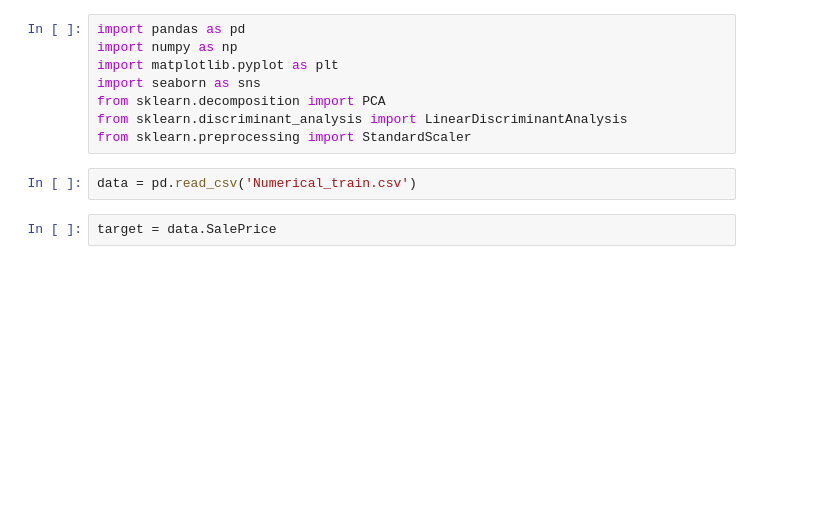
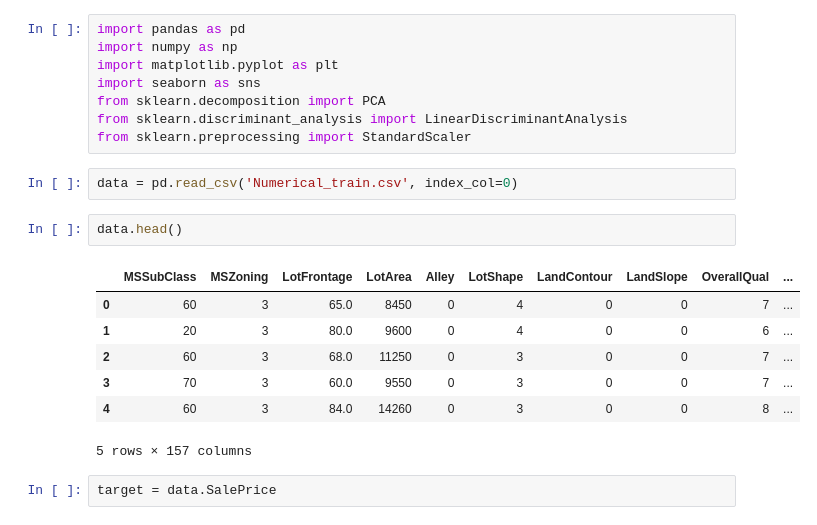
Before and after one commit to samialisayed/MachineLearning-Final-Project, a Jupyter notebook: notebook_tova_pca.ipynb, the cells around one changed output. Saved outputs shown, nothing was run; the diff lists cells and outputs as text; blank space fills up the shorter version.

```diff
--- a/notebook_tova_pca.ipynb
+++ b/notebook_tova_pca.ipynb
@@ -7,7 +7,17 @@ from sklearn.decomposition import PCA
 from sklearn.discriminant_analysis import LinearDiscriminantAnalysis
 from sklearn.preprocessing import StandardScaler
 # %%
-data = pd.read_csv('Numerical_train.csv')
+data = pd.read_csv('Numerical_train.csv', index_col=0)
+# %%
+data.head()
+# %% [output]
+|  | MSSubClass | MSZoning | LotFrontage | LotArea | Alley | LotShape | LandContour | LandSlope | OverallQual | ... |
+| 0 | 60 | 3 | 65.0 | 8450 | 0 | 4 | 0 | 0 | 7 | ... |
+| 1 | 20 | 3 | 80.0 | 9600 | 0 | 4 | 0 | 0 | 6 | ... |
+| 2 | 60 | 3 | 68.0 | 11250 | 0 | 3 | 0 | 0 | 7 | ... |
+| 3 | 70 | 3 | 60.0 | 9550 | 0 | 3 | 0 | 0 | 7 | ... |
+| 4 | 60 | 3 | 84.0 | 14260 | 0 | 3 | 0 | 0 | 8 | ... |
+5 rows × 157 columns
 # %%
 target = data.SalePrice
 # %%
```
Also changed, not shown: parts of 2 cells of this notebook, 3 other files.
